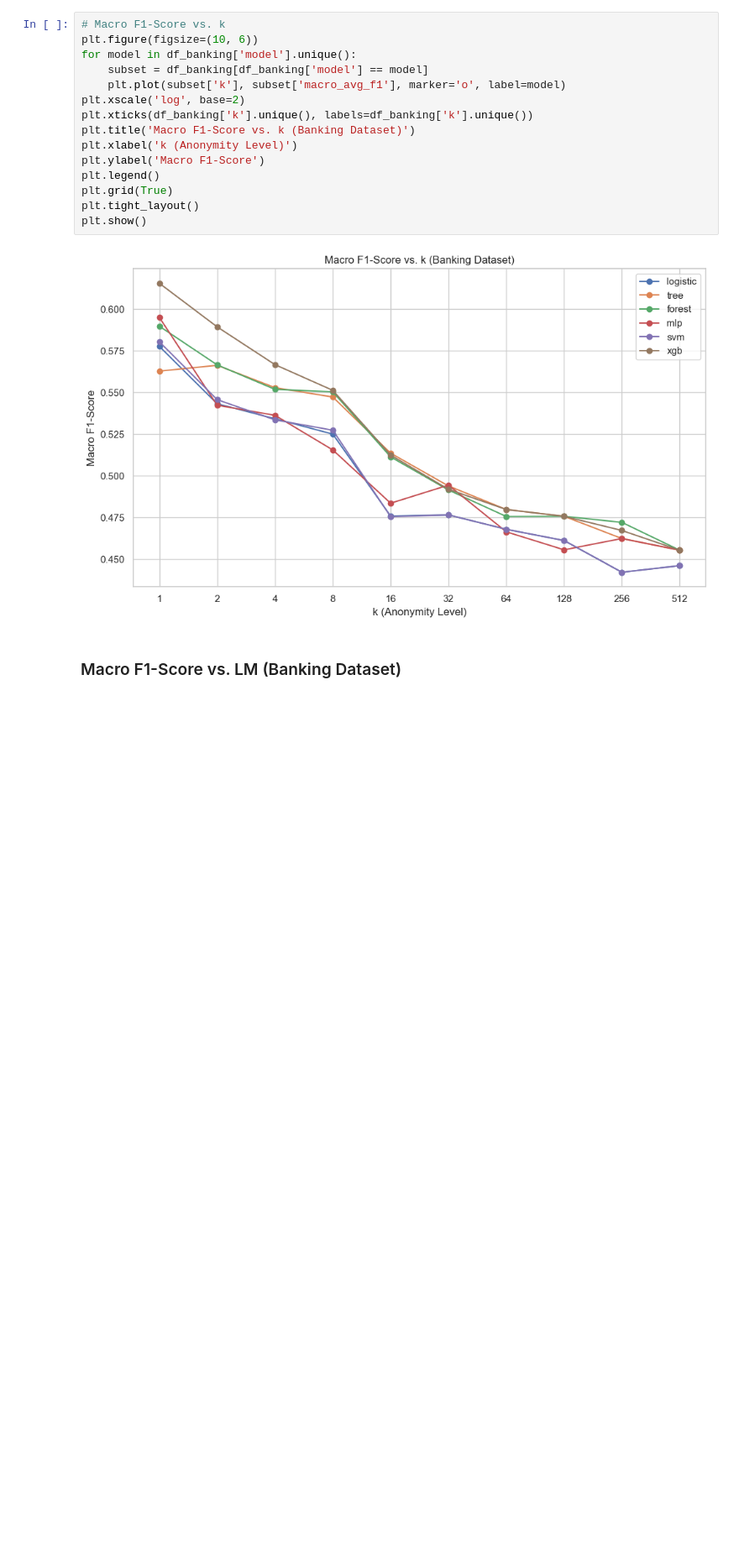
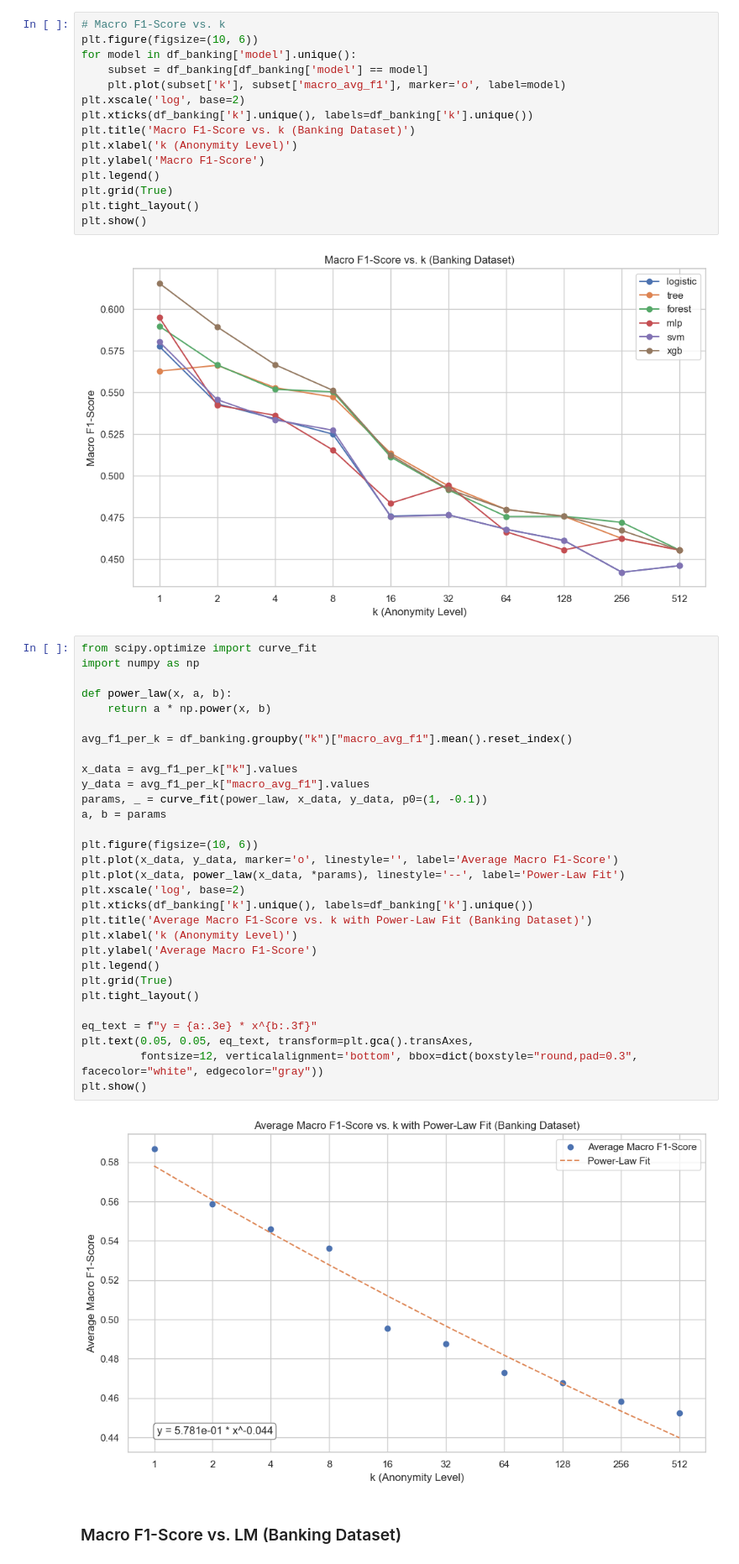
Before and after one commit to idilissever/comp430project, a Jupyter notebook: data_visualizations/banking_dataset_analysis.ipynb, the cells around one changed output. Shown at 84% size. Saved outputs shown, nothing was run; the diff lists cells and outputs as text; blank space fills up the shorter version.

```diff
--- a/data_visualizations/banking_dataset_analysis.ipynb
+++ b/data_visualizations/banking_dataset_analysis.ipynb
@@ -94,6 +96,38 @@ plt.tight_layout()
 plt.show()
 # %% [output]
 [figure]
+# %%
+from scipy.optimize import curve_fit
+import numpy as np
+
+def power_law(x, a, b):
+    return a * np.power(x, b)
+
+avg_f1_per_k = df_banking.groupby("k")["macro_avg_f1"].mean().reset_index()
+
+x_data = avg_f1_per_k["k"].values
+y_data = avg_f1_per_k["macro_avg_f1"].values
+params, _ = curve_fit(power_law, x_data, y_data, p0=(1, -0.1))
+a, b = params
+
+plt.figure(figsize=(10, 6))
+plt.plot(x_data, y_data, marker='o', linestyle='', label='Average Macro F1-Score')
+plt.plot(x_data, power_law(x_data, *params), linestyle='--', label='Power-Law Fit')
+plt.xscale('log', base=2)
+plt.xticks(df_banking['k'].unique(), labels=df_banking['k'].unique())
+plt.title('Average Macro F1-Score vs. k with Power-Law Fit (Banking Dataset)')
+plt.xlabel('k (Anonymity Level)')
+plt.ylabel('Average Macro F1-Score')
+plt.legend()
+plt.grid(True)
+plt.tight_layout()
+
+eq_text = f"y = {a:.3e} * x^{b:.3f}"
+plt.text(0.05, 0.05, eq_text, transform=plt.gca().transAxes,
+         fontsize=12, verticalalignment='bottom', bbox=dict(boxstyle="round,pad=0.3", facecolor="white", edgecolor="gray"))
+plt.show()
+# %% [output]
+[figure, added]
 # %% [markdown]
 ### Macro F1-Score vs. LM (Banking Dataset)
 # %%
```
Also changed, not shown: parts of 3 cells of this notebook, 2 other files.
